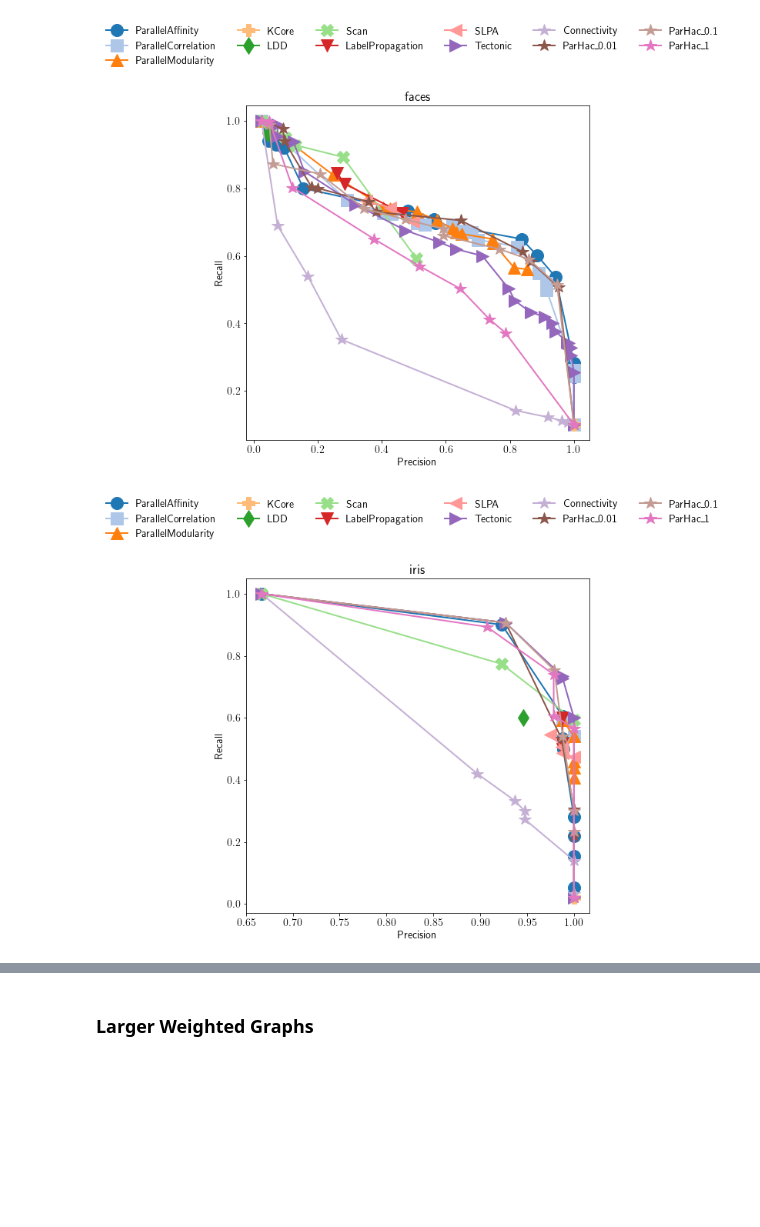
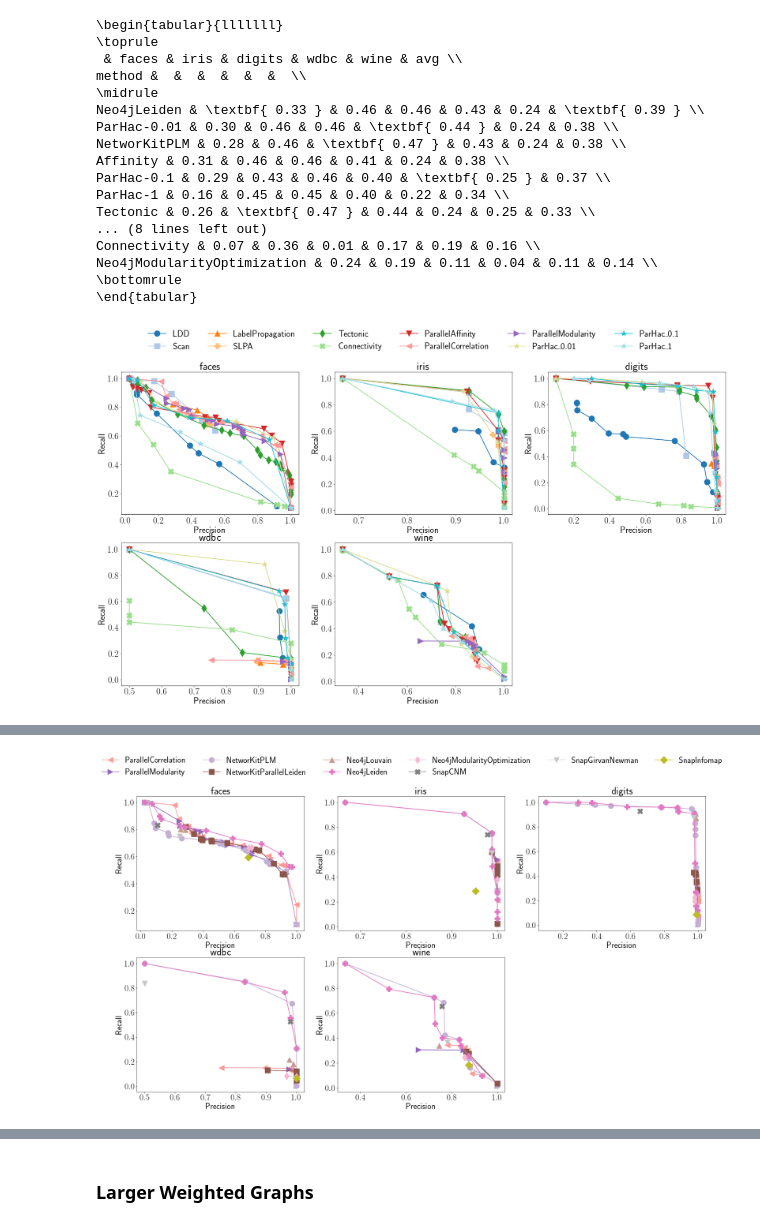
Before and after one commit to ParAlg/ParClusterers, a Jupyter notebook: plotting/Plot UCI.ipynb, the cells around one changed output, grey strips where cells are left out. Drawn from its saved outputs; the diff is of its cells as text; code cells hidden in the pictures; blank space fills up the shorter version.

Commit message:
plotting

```diff
--- a/plotting/Plot UCI.ipynb
+++ b/plotting/Plot UCI.ipynb
@@ -356,19 +392,33 @@ def getAUCTable(df, df_pr_pareto, print_table = False):
 # %%
 base_addr = "/Users/sy/Desktop/MIT/clusterer/csv/"
 # %%
-df = pd.read_csv(base_addr + "uci_results/out_uci_google_csv/stats.csv")
-df2 = pd.read_csv(base_addr + "uci_results/out_uci_ours_csv/stats.csv")
-df_affinity = pd.read_csv(base_addr + "uci_results/stats_affinity.csv")
-df_hac = pd.read_csv(base_addr + "uci_results/stats_parhac.csv")
-df_parcc = pd.read_csv(base_addr + "uci_results/stats_parcc.csv")
-df_ldd = pd.read_csv(base_addr + "uci_results/stats_ldd.csv")
-df_tectonic = pd.read_csv(base_addr + "uci_results/stats_tectonic.csv")
-df_wcc = pd.read_csv(base_addr + "uci_results/stats_wcc.csv")
-df = pd.concat([df, df2, df_affinity, df_hac, df_parcc, df_tectonic, df_wcc])
+# df = pd.read_csv(base_addr + "uci_results/out_uci_google_csv/stats.csv")
+# df2 = pd.read_csv(base_addr + "uci_results/out_uci_ours_csv/stats.csv")
+# df_affinity = pd.read_csv(base_addr + "uci_results/stats_affinity.csv")
+# df_hac = pd.read_csv(base_addr + "uci_results/stats_parhac.csv")
+# df_parcc = pd.read_csv(base_addr + "uci_results/stats_parcc.csv")
+# df_ldd = pd.read_csv(base_addr + "uci_results/stats_ldd.csv")
+# df_tectonic = pd.read_csv(base_addr + "uci_results/stats_tectonic.csv")
+# df_wcc = pd.read_csv(base_addr + "uci_results/stats_wcc.csv")
+# df = pd.concat([df, df2, df_affinity, df_hac, df_parcc, df_tectonic, df_wcc])
+df = pd.read_csv(base_addr + "uci_results/stats_uci_quality.csv")
+df_neo4j = pd.read_csv(base_addr + "uci_results/stats_uci_quality_neo4j.csv")
+df_snap = pd.read_csv(base_addr + "uci_results/stats_uci_snap.csv")
+df = pd.concat([df, df_neo4j, df_snap])
+
+# kcore does not work well because it's knn graph
+df = df[df["Clusterer Name"]!="KCoreClusterer"]
+
 
 df = df.dropna(how='all')
 replace_graph_names(df)
 df = add_epsilon_to_hac(df)
+baseline_methods = ["NetworKitPLM",
+                     "NetworKitParallelLeiden",
+                     "Neo4jLouvain",
+                     "Neo4jLeiden",
+                     "Neo4jModularityOptimization",
+                    'SnapCNM','SnapGirvanNewman', 'SnapInfomap']
 # %%
 clusterers = df["Clusterer Name"].unique()
 cmap = plt.cm.tab20
@@ -415,5 +464,29 @@ ParHac-1 & 0.19 & 0.46 & 0.44 & \textbf{ 0.43 } & 0.26 & 0.36 \\
+# %%
+df_no_snap = df[~df["Clusterer Name"].isin(['SnapCNM','SnapGirvanNewman', 'SnapInfomap'])]
+df_pr_pareto = FilterParetoPRMethod(df_no_snap)
+getAUCTable(df_no_snap, df_pr_pareto)
+# %% [output]
+\begin{tabular}{lllllll}
+\toprule
+ & faces & iris & digits & wdbc & wine & avg \\
+method &  &  &  &  &  &  \\
+\midrule
+Neo4jLeiden & \textbf{ 0.33 } & 0.46 & 0.46 & 0.43 & 0.24 & \textbf{ 0.39 } \\
+ParHac-0.01 & 0.30 & 0.46 & 0.46 & \textbf{ 0.44 } & 0.24 & 0.38 \\
+NetworKitPLM & 0.28 & 0.46 & \textbf{ 0.47 } & 0.43 & 0.24 & 0.38 \\
+Affinity & 0.31 & 0.46 & 0.46 & 0.41 & 0.24 & 0.38 \\
+ParHac-0.1 & 0.29 & 0.43 & 0.46 & 0.40 & \textbf{ 0.25 } & 0.37 \\
+ParHac-1 & 0.16 & 0.45 & 0.45 & 0.40 & 0.22 & 0.34 \\
+Tectonic & 0.26 & \textbf{ 0.47 } & 0.44 & 0.24 & 0.25 & 0.33 \\
+... (8 lines left out)
+Connectivity & 0.07 & 0.36 & 0.01 & 0.17 & 0.19 & 0.16 \\
+Neo4jModularityOptimization & 0.24 & 0.19 & 0.11 & 0.04 & 0.11 & 0.14 \\
+\bottomrule
+\end{tabular}
 # %%
+df_ours = df[~df["Clusterer Name"].isin(baseline_methods)]
+df_pr_pareto = FilterParetoPRMethod(df_ours)
 plotPRPareto(df_pr_pareto)
+plt.savefig("../results/pr_uci.pdf", bbox_inches='tight')
 # %% [output]
-[figure, old version]
+[figure, new version]
-[figure, removed]
@@ -423 +493,9 @@ plotPRPareto(df_pr_pareto)
+# %%
+df_compare = df[df["Clusterer Name"].isin(["ParallelModularityClusterer",
+                                           "ParallelCorrelationClusterer"]+baseline_methods)]
+df_pr_pareto = FilterParetoPRMethod(df_compare)
+plotPRPareto(df_pr_pareto)
+plt.savefig("../results/pr_uci_modularity.pdf", bbox_inches='tight')
+# %% [output]
+[figure, added]
 # %%
```
Also changed, not shown: parts of 19 cells of this notebook, 1 other file.
